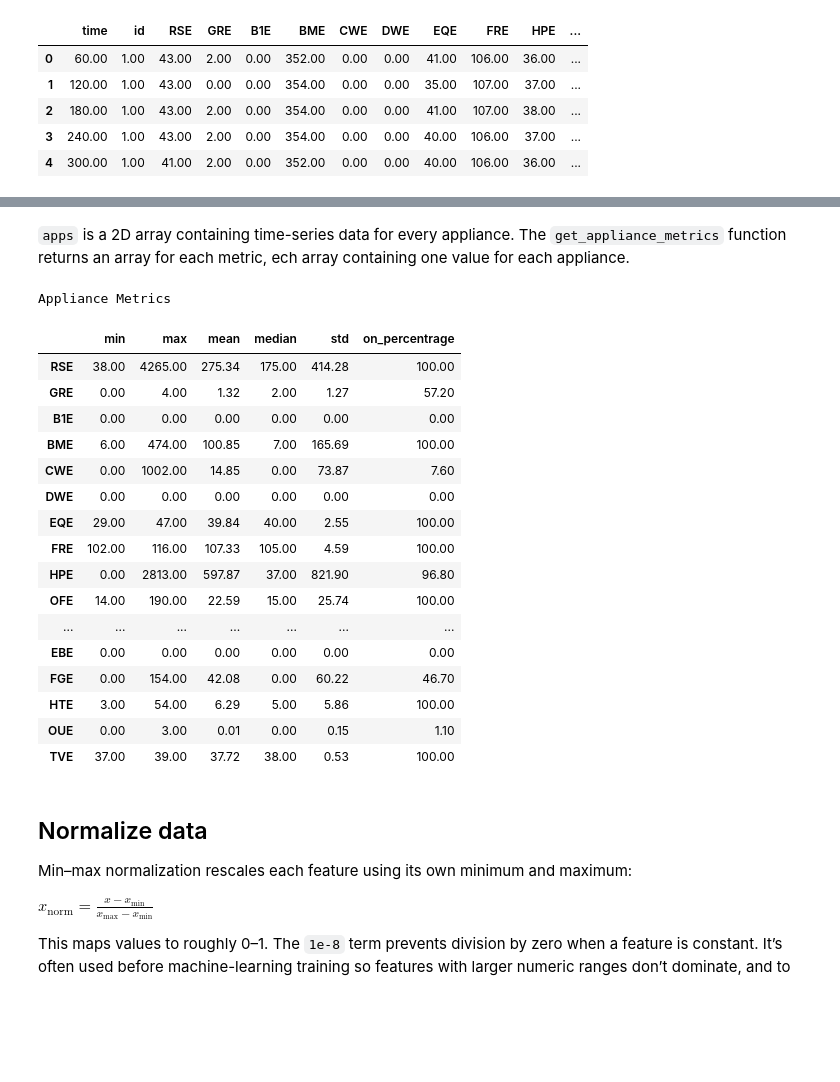
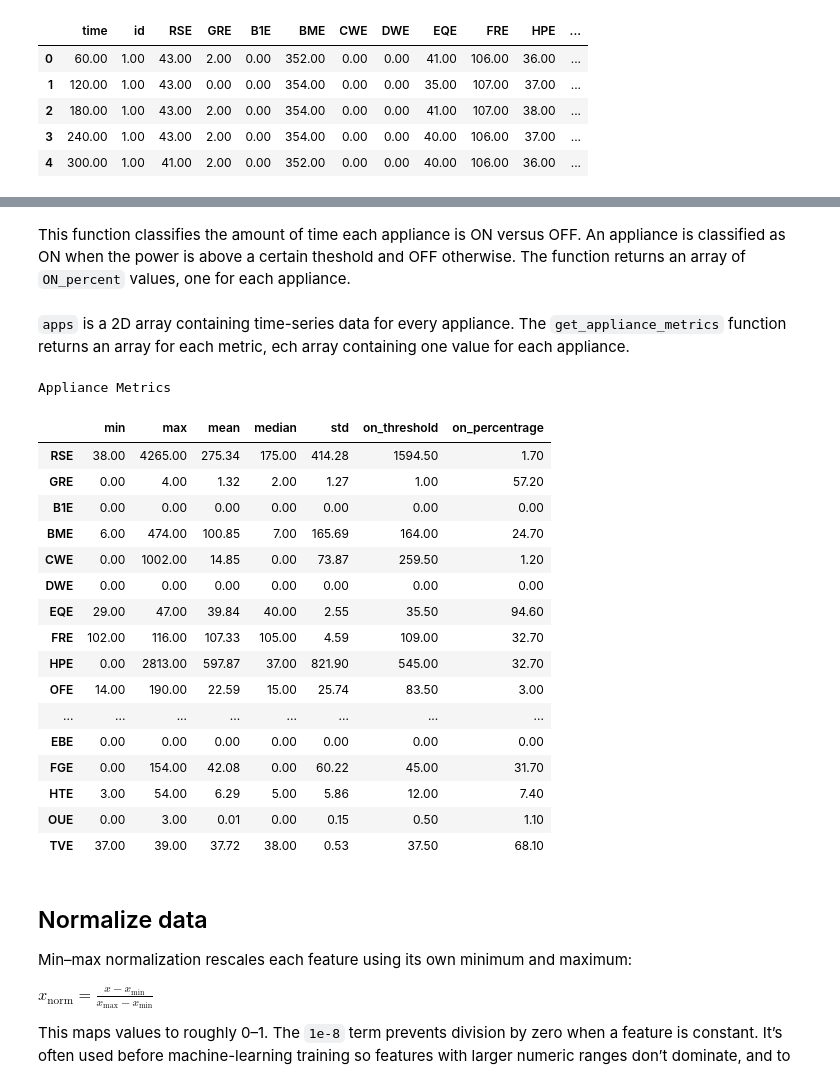
Before and after one commit to codettlaff/Differential-Privacy-PESGM2026, a Jupyter notebook: data_generation.ipynb, the cells around one changed output, grey strips where cells are left out. Saved outputs shown, nothing was run; the diff lists cells and outputs as text; code cells hidden in the pictures; blank space fills up the shorter version.

Commit message:
Dynamically find appliance thresholds

```diff
--- a/data_generation.ipynb
+++ b/data_generation.ipynb
@@ -99,41 +101,70 @@ This function classifies the amount of time each appliance is ON versus OFF. An
+# %%
+def determine_on_threshold(apps):
+
+    thresholds = np.zeros(apps.shape[1], dtype=float)
+
+    for i in range(apps.shape[1]):
+        values = apps[:, i]
+        values = values[np.isfinite(values)]
+
+        # For constant profile, keep threshold as zero.
+        if np.all(values == values[0]): continue
+
+        levels, counts = np.unique(values, return_counts=True)
+        weights_left = np.cumsum(counts)[:-1]
+        weights_right = values.size - weights_left
+
+        means_left = np.cumsum(levels * counts)[:-1] / weights_left
+        means_right = (np.sum(levels * counts) - np.cumsum(levels * counts)[:-1]) / weights_right
+
+        between_class_variance = (weights_left * weights_right * (means_left - means_right) ** 2)
+
+        split = np.argmax(between_class_variance)
+        thresholds[i] = max(0.0, (levels[split] + levels[split + 1]) / 2)
+
+    return thresholds
+# %% [markdown]
+This function classifies the amount of time each appliance is ON versus OFF. An appliance is classified as ON when the power is above a certain theshold and OFF otherwise. The function returns an array of `ON_percent` values, one for each appliance.
 # %%
-def on_percentages(apps, threshold=0.0):
-    is_on = np.asarray(apps) > threshold
+def on_percentages(apps, thresholds):
+    is_on = apps > thresholds[np.newaxis, :]
     return is_on.mean(axis=0) * 100
 # %% [markdown]
 `apps` is a 2D array containing time-series data for every appliance. The `get_appliance_metrics` function returns an array for each metric, ech array containing one value for each appliance.
 # %%
-def get_appliance_metrics(apps, on_threshold=0.0):
+def get_appliance_metrics(apps, on_thresholds):
     return {
         "min": np.min(apps, axis=0),
         "max": np.max(apps, axis=0),
         "mean": np.mean(apps, axis=0),
         "median": np.median(apps, axis=0),
         "std": np.std(apps, axis=0),
-        'on_percentrage': on_percentages(apps, on_threshold)}
+        'on_threshold': on_thresholds,
+        'on_percentrage': on_percentages(apps, on_thresholds)}
 # %%
-appliance_metrics = get_appliance_metrics(apps[:, 2:]) # Exclude 'id' and 'time' columns.
+appliance_on_thresholds = determine_on_threshold(apps[:, 2:]) # Exclude 'id' and 'time' columns.
+appliance_metrics = get_appliance_metrics(apps[:, 2:], appliance_on_thresholds) # Exclude 'id' and 'time' columns.
 metrics_df = pd.DataFrame(appliance_metrics, index=appliance_names)
 display(metrics_df.style.format("{:.2f}").set_caption("Appliance Metrics"))
 # %% [output]
 Appliance Metrics
-|  | min | max | mean | median | std | on_percentrage |
-| RSE | 38.00 | 4265.00 | 275.34 | 175.00 | 414.28 | 100.00 |
-| GRE | 0.00 | 4.00 | 1.32 | 2.00 | 1.27 | 57.20 |
-| B1E | 0.00 | 0.00 | 0.00 | 0.00 | 0.00 | 0.00 |
-| BME | 6.00 | 474.00 | 100.85 | 7.00 | 165.69 | 100.00 |
-| CWE | 0.00 | 1002.00 | 14.85 | 0.00 | 73.87 | 7.60 |
-| DWE | 0.00 | 0.00 | 0.00 | 0.00 | 0.00 | 0.00 |
-| EQE | 29.00 | 47.00 | 39.84 | 40.00 | 2.55 | 100.00 |
-| FRE | 102.00 | 116.00 | 107.33 | 105.00 | 4.59 | 100.00 |
-| HPE | 0.00 | 2813.00 | 597.87 | 37.00 | 821.90 | 96.80 |
-| OFE | 14.00 | 190.00 | 22.59 | 15.00 | 25.74 | 100.00 |
-| ... | ... | ... | ... | ... | ... | ... |
-| EBE | 0.00 | 0.00 | 0.00 | 0.00 | 0.00 | 0.00 |
-| FGE | 0.00 | 154.00 | 42.08 | 0.00 | 60.22 | 46.70 |
-| HTE | 3.00 | 54.00 | 6.29 | 5.00 | 5.86 | 100.00 |
-| OUE | 0.00 | 3.00 | 0.01 | 0.00 | 0.15 | 1.10 |
-| TVE | 37.00 | 39.00 | 37.72 | 38.00 | 0.53 | 100.00 |
+|  | min | max | mean | median | std | on_threshold | on_percentrage |
+| RSE | 38.00 | 4265.00 | 275.34 | 175.00 | 414.28 | 1594.50 | 1.70 |
+| GRE | 0.00 | 4.00 | 1.32 | 2.00 | 1.27 | 1.00 | 57.20 |
+| B1E | 0.00 | 0.00 | 0.00 | 0.00 | 0.00 | 0.00 | 0.00 |
+| BME | 6.00 | 474.00 | 100.85 | 7.00 | 165.69 | 164.00 | 24.70 |
+| CWE | 0.00 | 1002.00 | 14.85 | 0.00 | 73.87 | 259.50 | 1.20 |
+| DWE | 0.00 | 0.00 | 0.00 | 0.00 | 0.00 | 0.00 | 0.00 |
+| EQE | 29.00 | 47.00 | 39.84 | 40.00 | 2.55 | 35.50 | 94.60 |
+| FRE | 102.00 | 116.00 | 107.33 | 105.00 | 4.59 | 109.00 | 32.70 |
+| HPE | 0.00 | 2813.00 | 597.87 | 37.00 | 821.90 | 545.00 | 32.70 |
+| OFE | 14.00 | 190.00 | 22.59 | 15.00 | 25.74 | 83.50 | 3.00 |
+| ... | ... | ... | ... | ... | ... | ... | ... |
+| EBE | 0.00 | 0.00 | 0.00 | 0.00 | 0.00 | 0.00 | 0.00 |
+| FGE | 0.00 | 154.00 | 42.08 | 0.00 | 60.22 | 45.00 | 31.70 |
+| HTE | 3.00 | 54.00 | 6.29 | 5.00 | 5.86 | 12.00 | 7.40 |
+| OUE | 0.00 | 3.00 | 0.01 | 0.00 | 0.15 | 0.50 | 1.10 |
+| TVE | 37.00 | 39.00 | 37.72 | 38.00 | 0.53 | 37.50 | 68.10 |
 # %% [markdown]
 ## Normalize data
 
```
Also changed, not shown: parts of 1 cell of this notebook.
